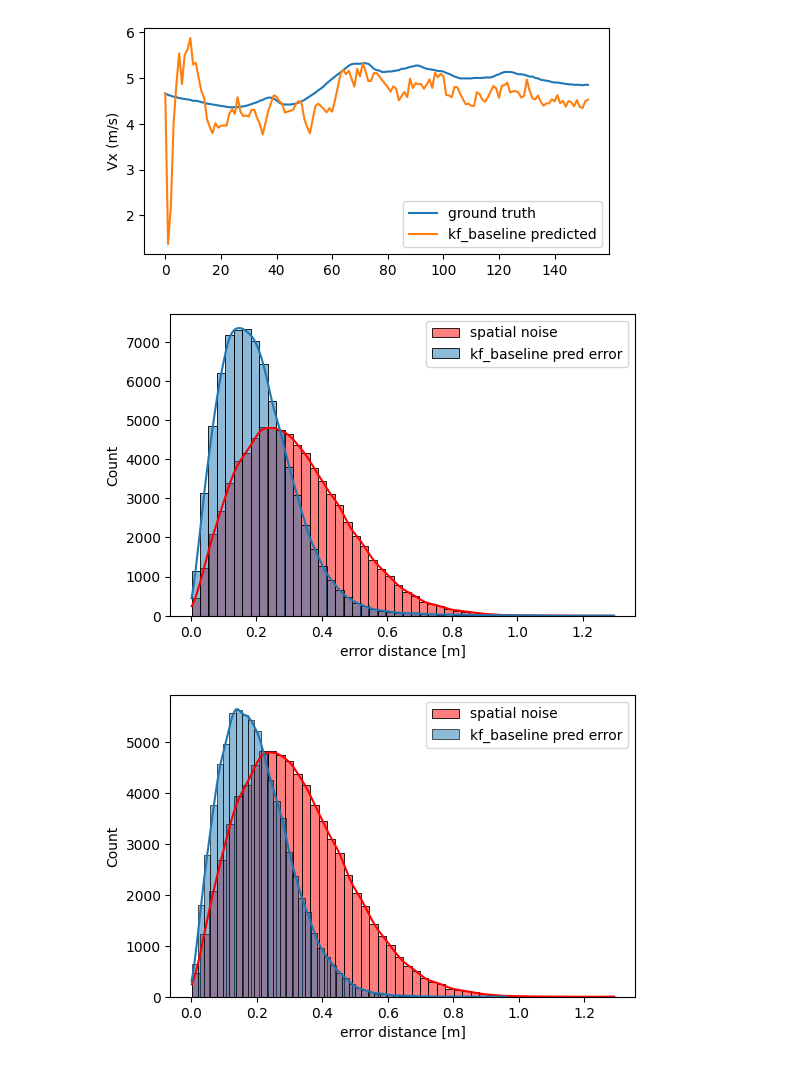
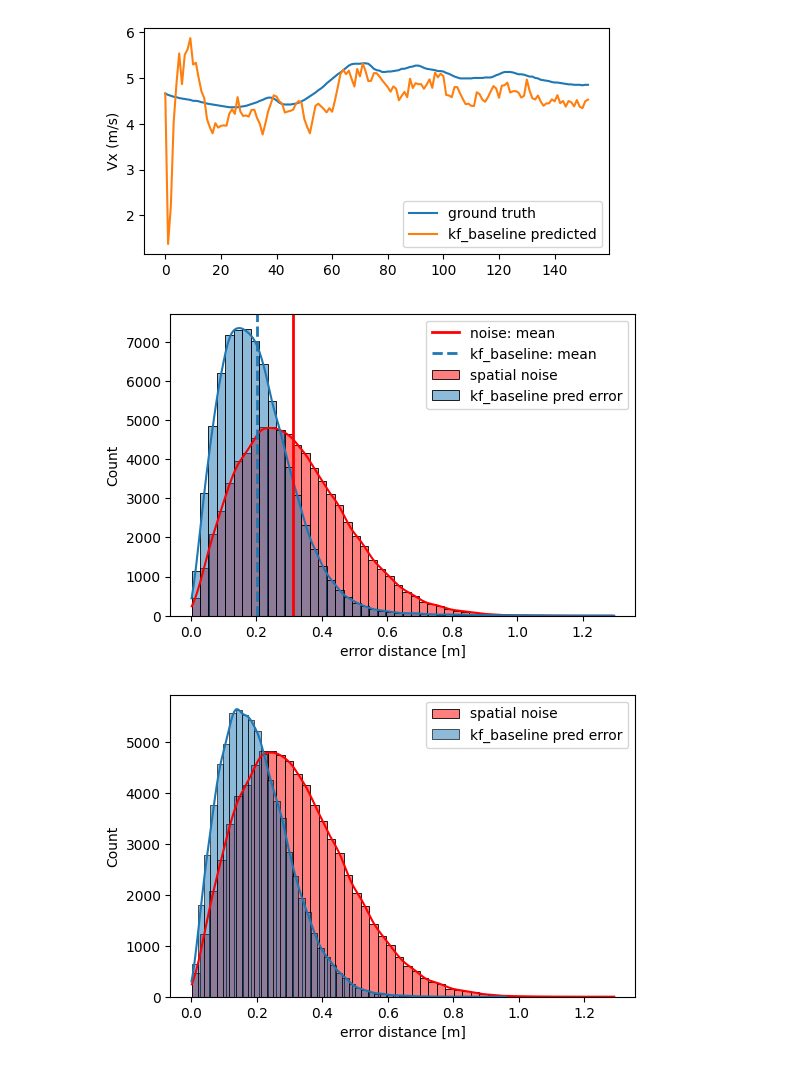
Before and after one commit to jarviskroos7/PATH_vehicle_localization, a Jupyter notebook: code/kf_baseline.ipynb, the cells around one changed output. Saved outputs shown, nothing was run; the diff lists cells and outputs as text; code cells hidden in the pictures.

```diff
--- a/code/kf_baseline.ipynb
+++ b/code/kf_baseline.ipynb
@@ -398,17 +409,20 @@ for i in np.arange(len(rl_seg_pred)):
 # %%
 plt.figure(dpi=100)
 ax = sns.histplot(
     great_circie_noise_err,
     bins=50, label='spatial noise', color='red', kde=True)
 sns.histplot(
     great_circie_err,
     bins=50, label='kf_baseline pred error', kde=True)
 
+ax.axvline(np.average(great_circie_noise_err), color='red', lw=2, label='noise: mean')
+ax.axvline(np.average(great_circie_err), ls='--', lw=2, label='kf_baseline: mean')
+
 plt.xlabel('error distance [m]')
 plt.legend()
 plt.show()
 # %% [output]
-[figure, old version]
+[figure, new version]
 # %%
 plt.figure(dpi=100)
 ax = sns.histplot(
```
Also changed, not shown: parts of 3 cells of this notebook.
